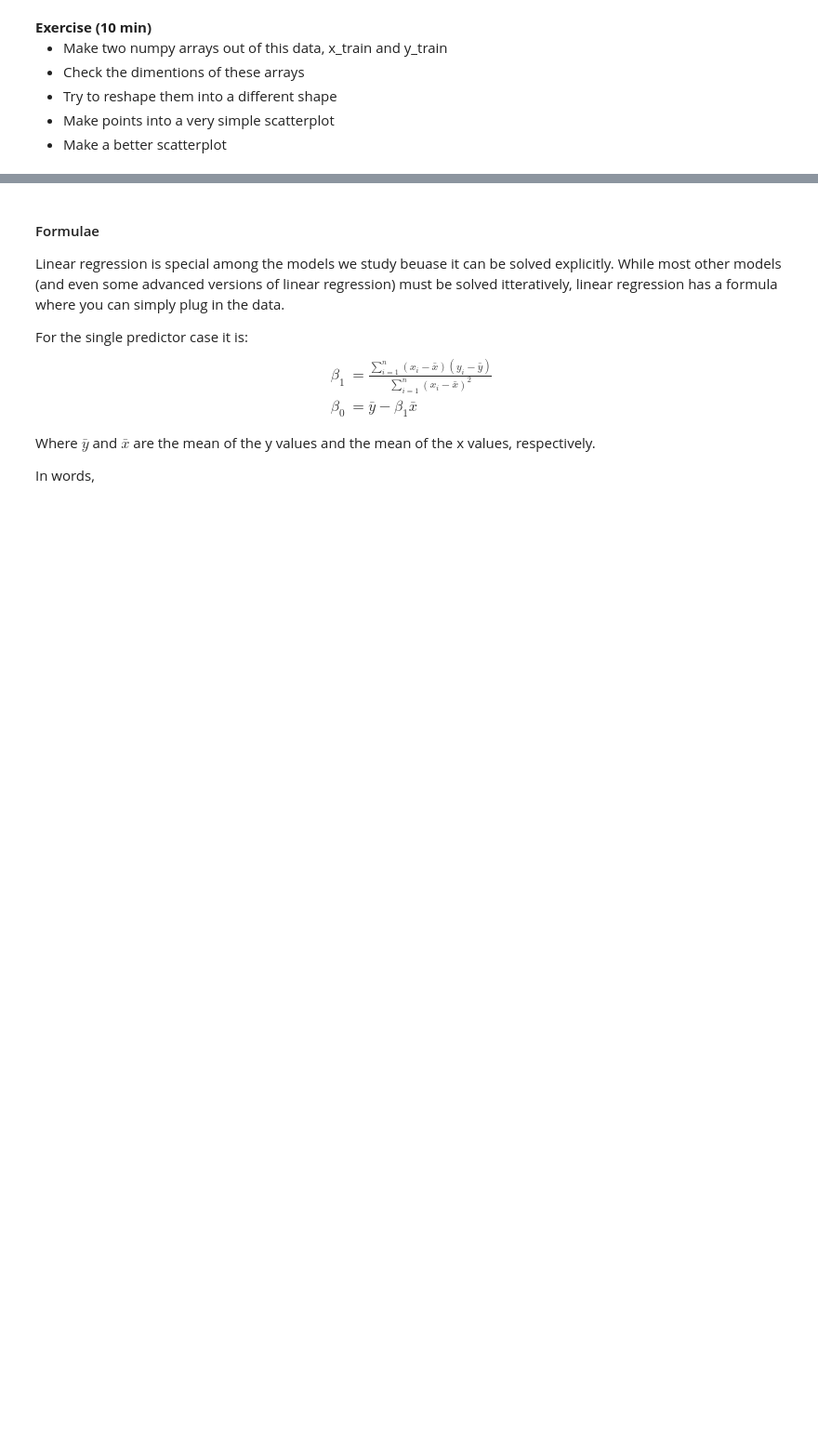
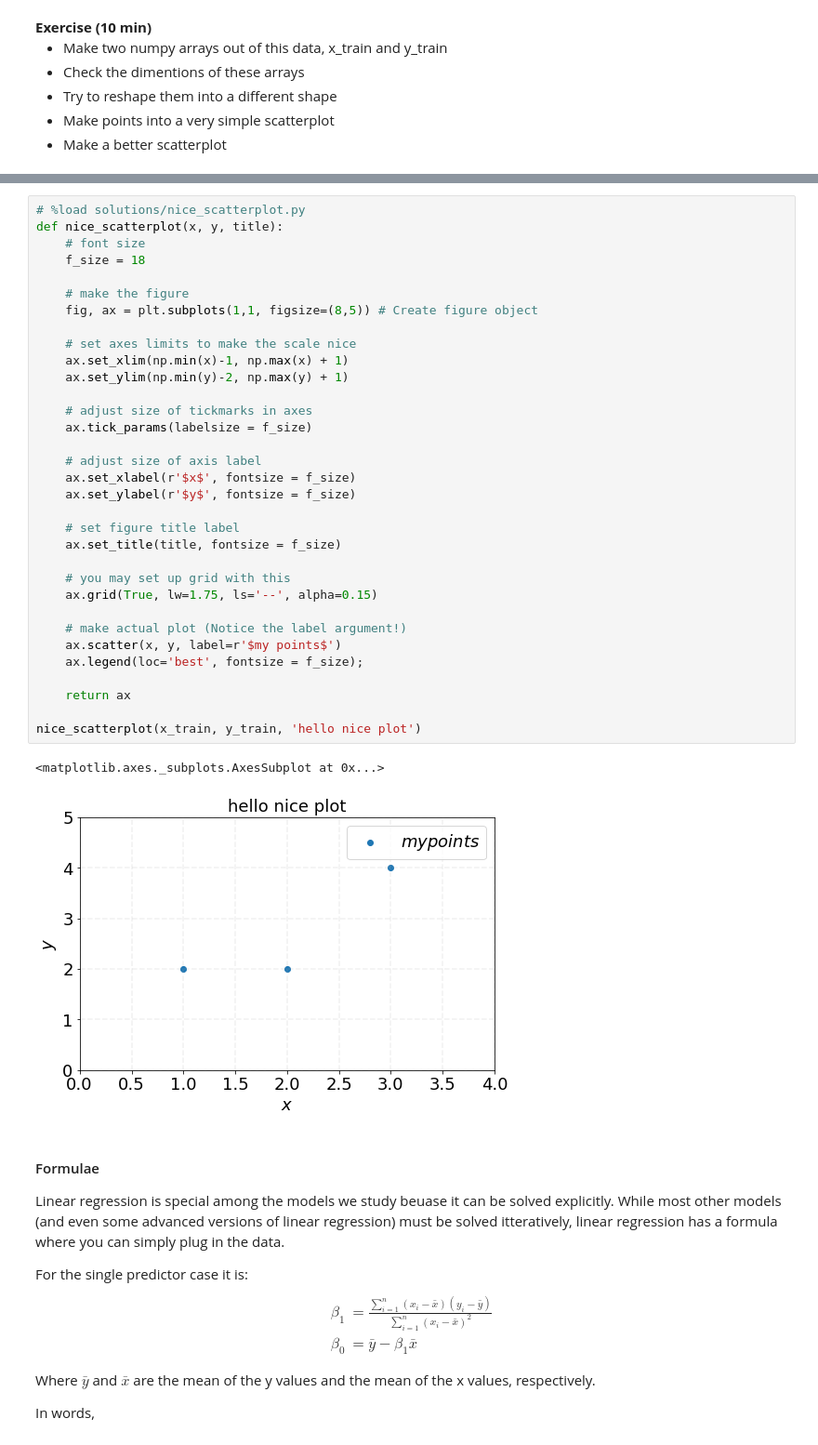
Before and after one commit to Harvard-IACS/2018-CS109A, a Jupyter notebook: content/labs/lab3/lab3_SLR_KNN.ipynb, the cells around one changed output, grey strips where cells are left out. Shown: that part at 93% size. Cells and saved outputs as stored; diff of their text form; blank space fills up the shorter version.

```diff
--- a/content/labs/lab3/lab3_SLR_KNN.ipynb
+++ b/content/labs/lab3/lab3_SLR_KNN.ipynb
@@ -88,3 +109,39 @@ There is no line of the form $\beta_0 + \beta_1 x = y$ that passes through all t
+# %%
+# %load solutions/nice_scatterplot.py
+def nice_scatterplot(x, y, title):
+    # font size
+    f_size = 18
+
+    # make the figure
+    fig, ax = plt.subplots(1,1, figsize=(8,5)) # Create figure object
+
+    # set axes limits to make the scale nice
+    ax.set_xlim(np.min(x)-1, np.max(x) + 1)
+    ax.set_ylim(np.min(y)-2, np.max(y) + 1)
+
+    # adjust size of tickmarks in axes
+    ax.tick_params(labelsize = f_size)
+
+    # adjust size of axis label
+    ax.set_xlabel(r'$x$', fontsize = f_size)
+    ax.set_ylabel(r'$y$', fontsize = f_size)
+
+    # set figure title label
+    ax.set_title(title, fontsize = f_size)
+
+    # you may set up grid with this
+    ax.grid(True, lw=1.75, ls='--', alpha=0.15)
+
+    # make actual plot (Notice the label argument!)
+    ax.scatter(x, y, label=r'$my points$')
+    ax.legend(loc='best', fontsize = f_size);
+
+    return ax
+
+nice_scatterplot(x_train, y_train, 'hello nice plot')
+# %% [output]
+<matplotlib.axes._subplots.AxesSubplot at 0x...>
+[figure, added]
 # %% [markdown]
 
 #### Formulae
```
Also changed, not shown: parts of 31 cells of this notebook.
